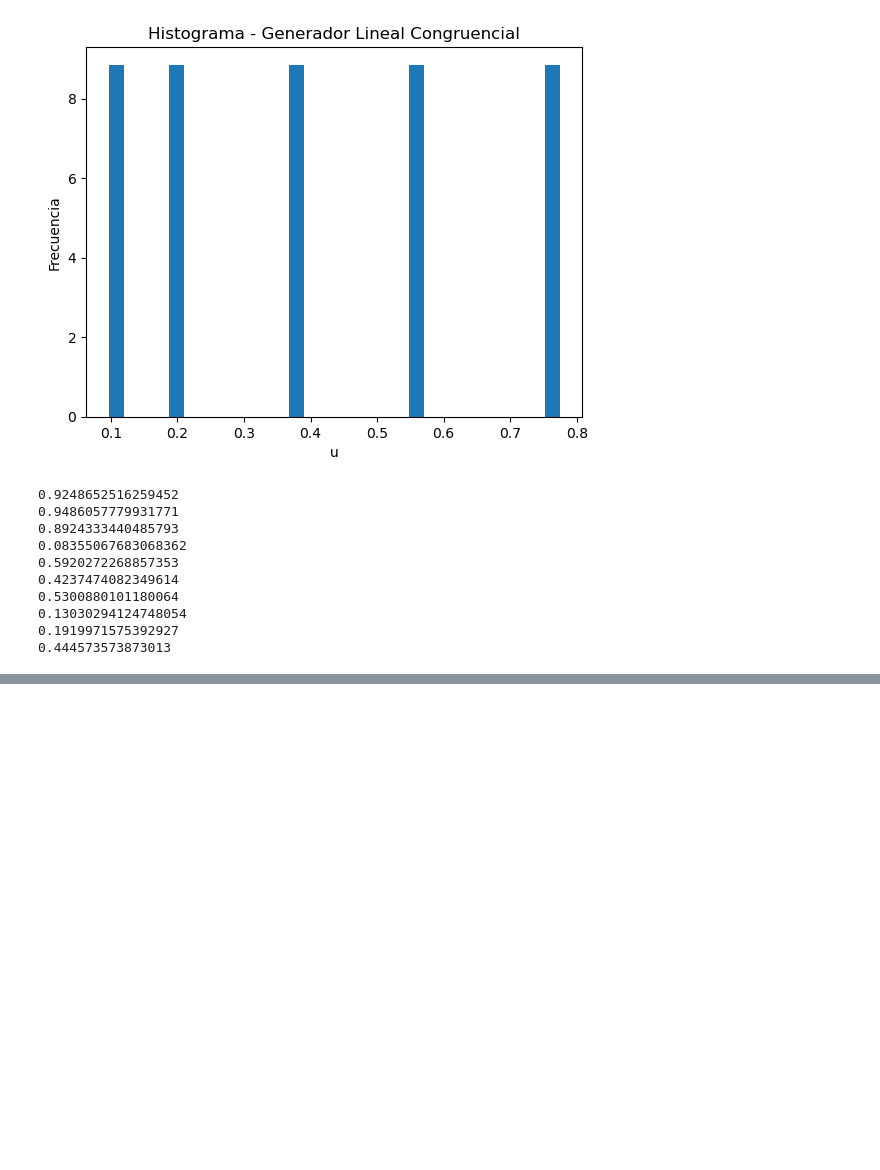
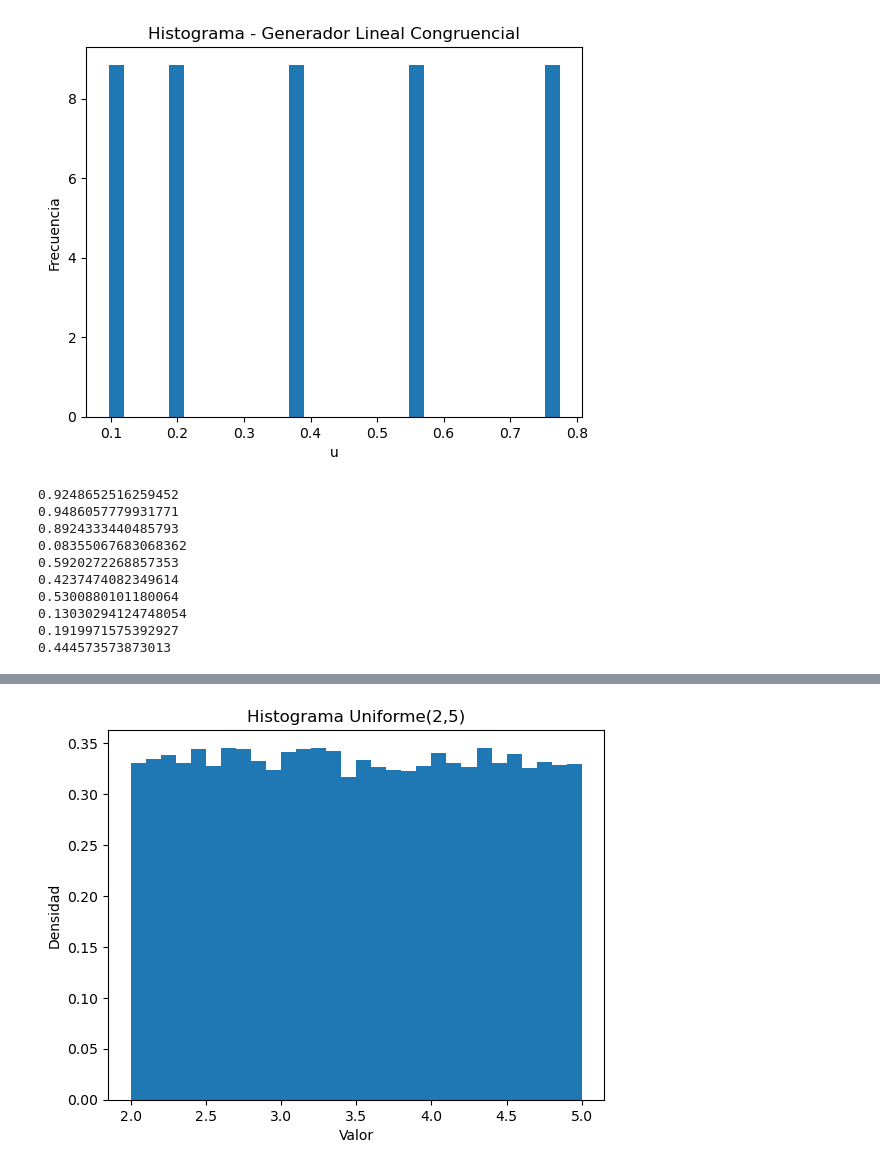
Before and after one commit to yaelrsc/Computaci-n-estad-stica-2026-2, a Jupyter notebook: Python_Repaso.ipynb, the cells around one changed output, grey strips where cells are left out. Drawn from its saved outputs; the diff is of its cells as text; code cells hidden in the pictures; blank space fills up the shorter version.

```diff
--- a/Python_Repaso.ipynb
+++ b/Python_Repaso.ipynb
@@ -210,0 +437,46 @@ for _ in range(10):
+# %%
+class UniformeAB:
+    """
+    Generador Uniforme(a,b) usando U ~ Uniforme(0,1)
+    vía la transformación Y = (b-a)X + a.
+    """
+
+    def __init__(self, a, b):
+        if b <= a:
+            raise ValueError("Se requiere a < b")
+        self.a = a
+        self.b = b
+
+    # ---------------------------------------------------
+    # Genera una sola realización
+    # ---------------------------------------------------
+    def _next(self):
+        x = random.random()  # Uniforme(0,1)
+        return (self.b - self.a) * x + self.a
+
+    # ---------------------------------------------------
+    # Genera muestra
+    # ---------------------------------------------------
+    def sample(self, n):
+        return [self._next() for _ in range(n)]
+
+    # ---------------------------------------------------
+    # Histograma
+    # ---------------------------------------------------
+    def histogram(self, n, bins=30):
+        data = self.sample(n)
+
+        plt.figure()
+        plt.hist(data, bins=bins, density=True)
+        plt.title(f"Histograma Uniforme({self.a},{self.b})")
+        plt.xlabel("Valor")
+        plt.ylabel("Densidad")
+        plt.show()
+# %%
+u = UniformeAB(2, 5)
+
+muestra = u.sample(5)
+
+u.histogram(50000)
+# %% [output]
+[figure, added]
```
Also changed, not shown: parts of 19 cells of this notebook, 1 other file.
